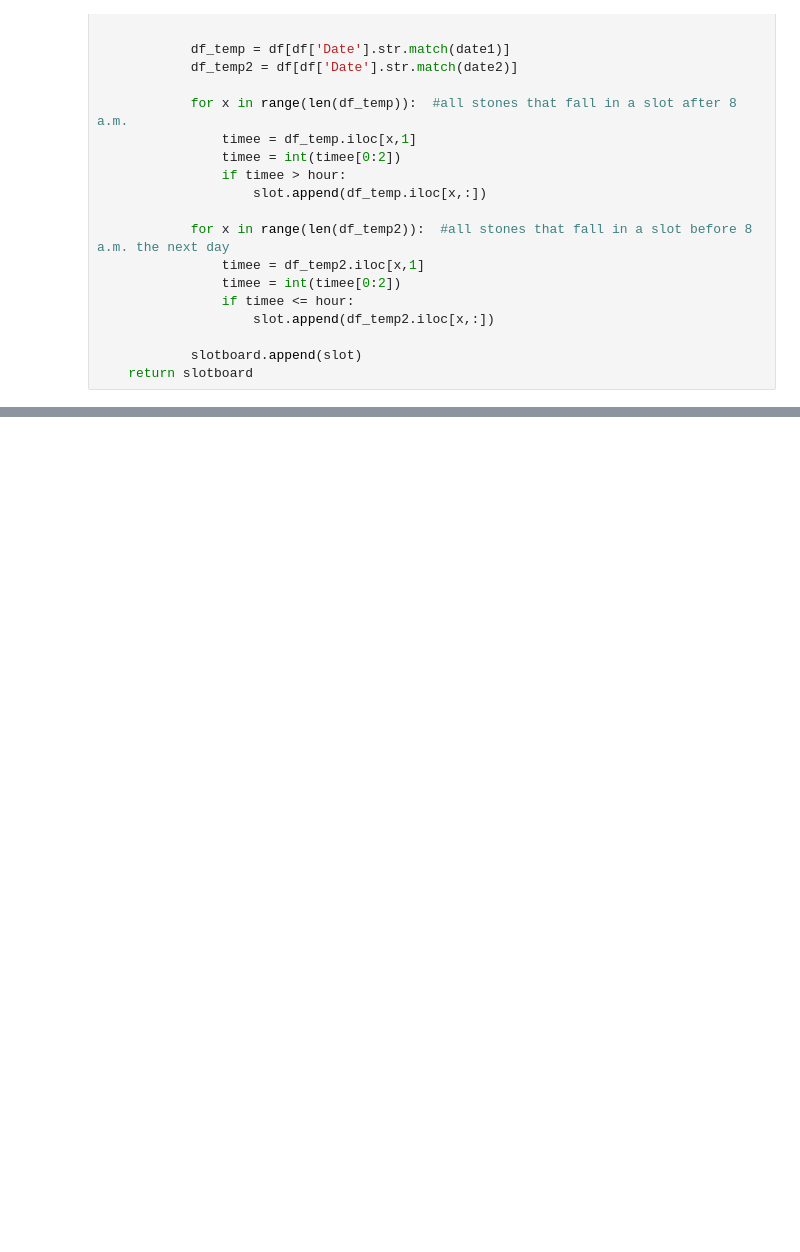
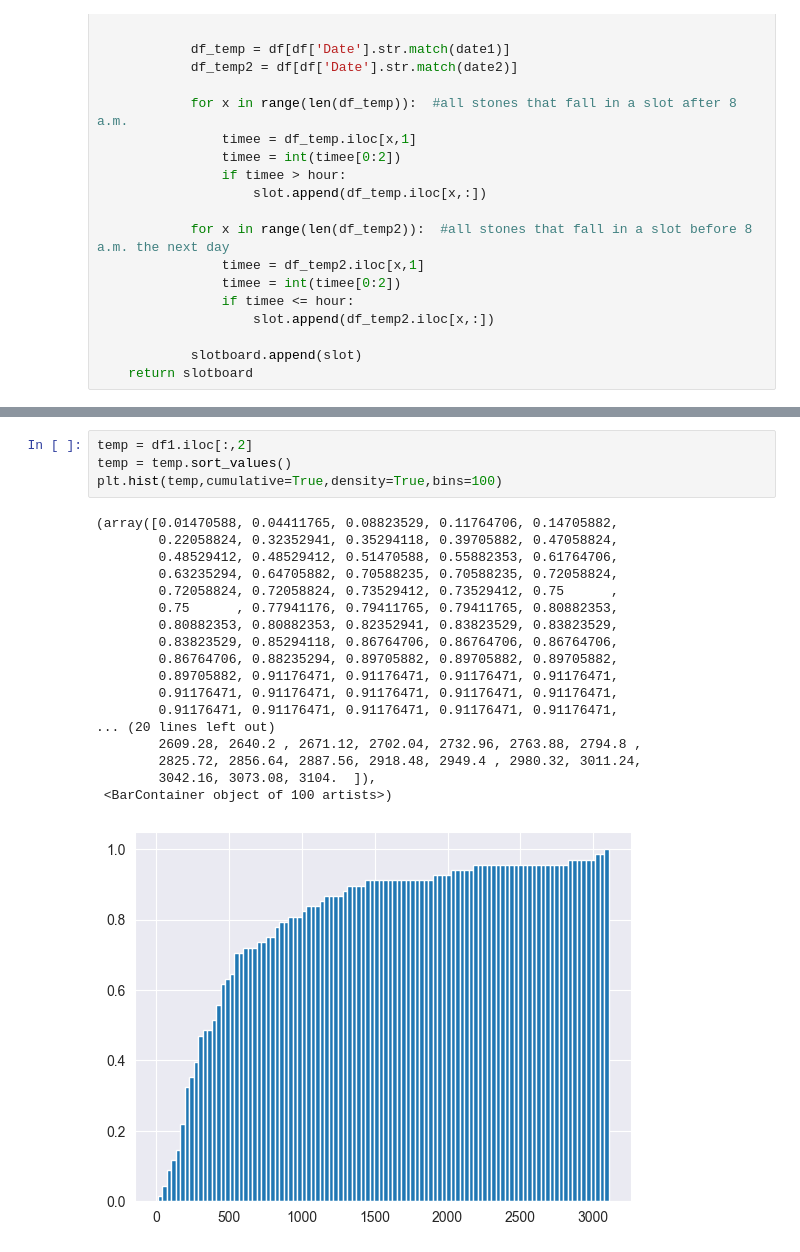
Before and after one commit to lhenchoz/cwm1, a Jupyter notebook: net_incident_calc.ipynb, the cells around one changed output, grey strips where cells are left out. Drawn from its saved outputs; the diff is of its cells as text; blank space fills up the shorter version.

```diff
--- a/net_incident_calc.ipynb
+++ b/net_incident_calc.ipynb
@@ -223,0 +228,23 @@ plt.plot(med)
+# %%
+temp = df1.iloc[:,2]
+temp = temp.sort_values()
+plt.hist(temp,cumulative=True,density=True,bins=100)
+# %% [output]
+(array([0.01470588, 0.04411765, 0.08823529, 0.11764706, 0.14705882,
+        0.22058824, 0.32352941, 0.35294118, 0.39705882, 0.47058824,
+        0.48529412, 0.48529412, 0.51470588, 0.55882353, 0.61764706,
+        0.63235294, 0.64705882, 0.70588235, 0.70588235, 0.72058824,
+        0.72058824, 0.72058824, 0.73529412, 0.73529412, 0.75      ,
+        0.75      , 0.77941176, 0.79411765, 0.79411765, 0.80882353,
+        0.80882353, 0.80882353, 0.82352941, 0.83823529, 0.83823529,
+        0.83823529, 0.85294118, 0.86764706, 0.86764706, 0.86764706,
+        0.86764706, 0.88235294, 0.89705882, 0.89705882, 0.89705882,
+        0.89705882, 0.91176471, 0.91176471, 0.91176471, 0.91176471,
+        0.91176471, 0.91176471, 0.91176471, 0.91176471, 0.91176471,
+        0.91176471, 0.91176471, 0.91176471, 0.91176471, 0.91176471,
+... (20 lines left out)
+        2609.28, 2640.2 , 2671.12, 2702.04, 2732.96, 2763.88, 2794.8 ,
+        2825.72, 2856.64, 2887.56, 2918.48, 2949.4 , 2980.32, 3011.24,
+        3042.16, 3073.08, 3104.  ]),
+ <BarContainer object of 100 artists>)
+[figure, added]
```
Also changed, not shown: parts of 7 cells of this notebook.
